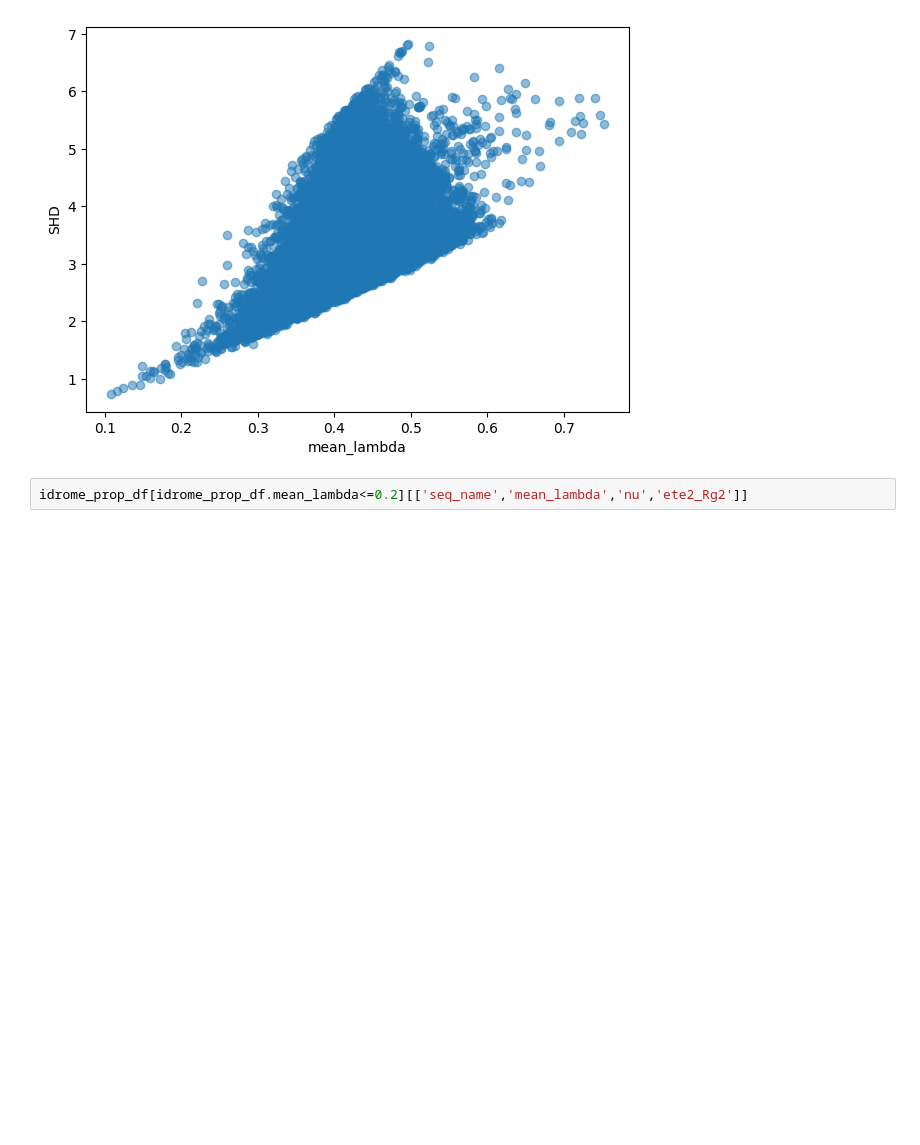
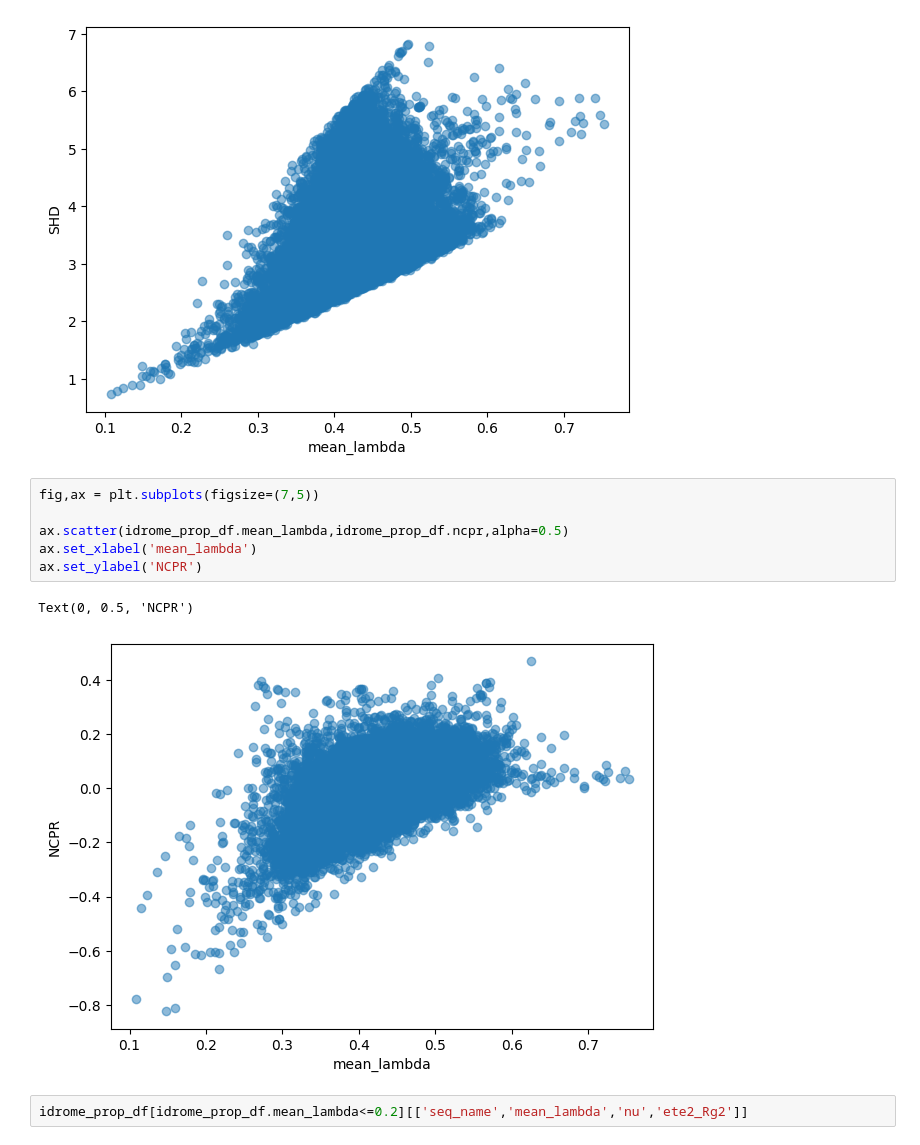
Before and after one commit to hshadman/larsen_paper_IDR_properties, a Jupyter notebook: IDROME-investigate_properties.ipynb, the cells around one changed output. Cells and saved outputs as stored; diff of their text form; blank space fills up the shorter version.

```diff
--- a/IDROME-investigate_properties.ipynb
+++ b/IDROME-investigate_properties.ipynb
@@ -661,6 +661,15 @@ ax.set_ylabel('SHD')
 # %% [output]
 Text(0, 0.5, 'SHD')
 [figure]
+# %%
+fig,ax = plt.subplots(figsize=(7,5))
+
+ax.scatter(idrome_prop_df.mean_lambda,idrome_prop_df.ncpr,alpha=0.5)
+ax.set_xlabel('mean_lambda')
+ax.set_ylabel('NCPR')
+# %% [output]
+Text(0, 0.5, 'NCPR')
+[figure, added]
 # %%
 idrome_prop_df[idrome_prop_df.mean_lambda<=0.2][['seq_name','mean_lambda','nu','ete2_Rg2']]
 # %% [output]
```
Also changed, not shown: 1 other file.
